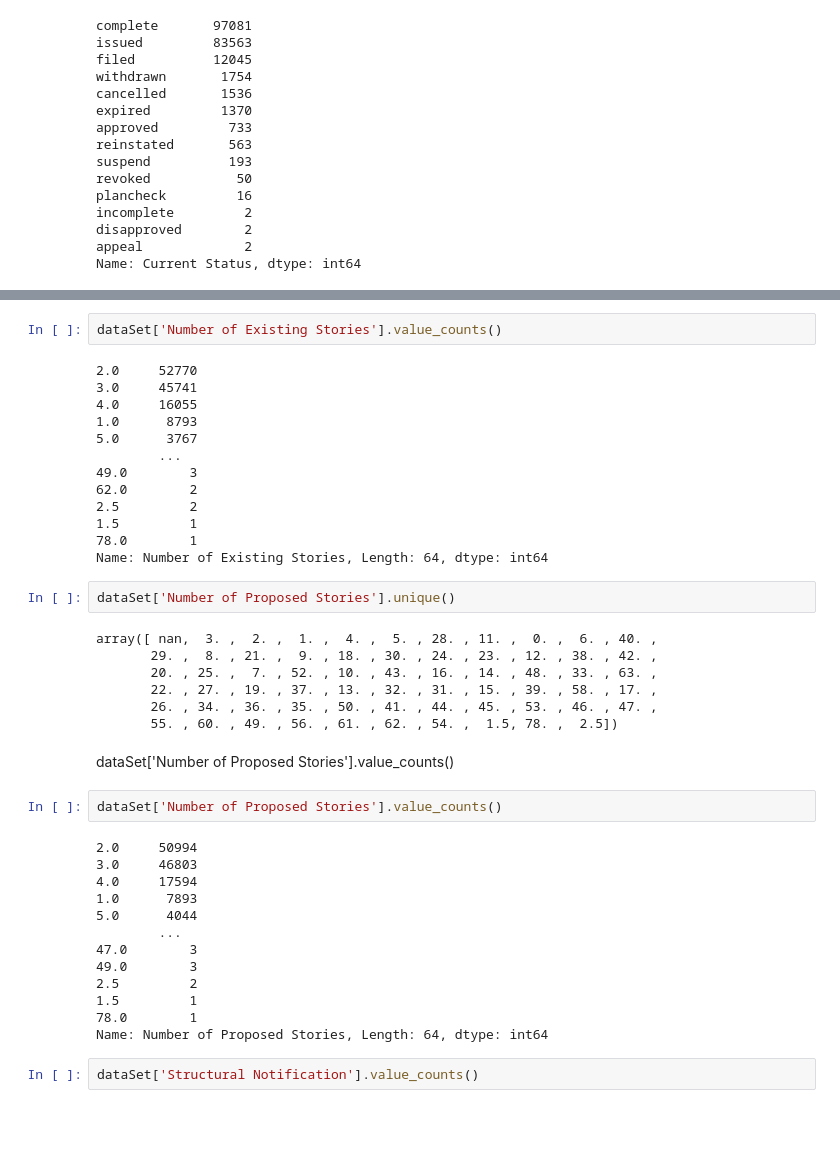
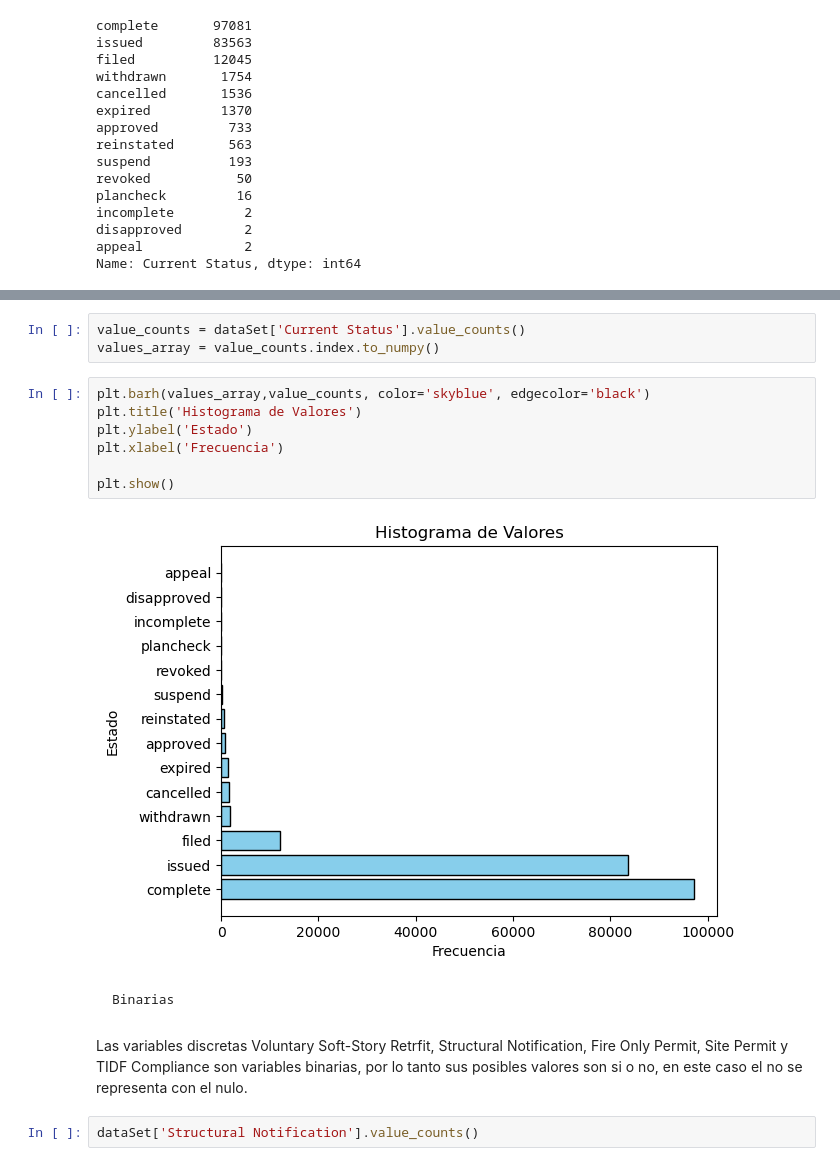
Before and after one commit to geropo08/Practico1Analisis, a Jupyter notebook: Practico1.ipynb, the cells around one changed output, grey strips where cells are left out. Cells and saved outputs as stored; diff of their text form; blank space fills up the shorter version.

```diff
--- a/Practico1.ipynb
+++ b/Practico1.ipynb
@@ -349,44 +355,19 @@ array([ nan,  3. ,  2. ,  1. ,  4. ,  5. , 28. ,  0. , 11. ,  6. , 40. ,
-# %%
-dataSet['Number of Existing Stories'].value_counts()
-# %% [output]
-2.0     52770
-3.0     45741
-4.0     16055
-1.0      8793
-5.0      3767
-        ...
-49.0        3
-62.0        2
-2.5         2
-1.5         1
-78.0        1
-Name: Number of Existing Stories, Length: 64, dtype: int64
-# %%
-dataSet['Number of Proposed Stories'].unique()
-# %% [output]
-array([ nan,  3. ,  2. ,  1. ,  4. ,  5. , 28. , 11. ,  0. ,  6. , 40. ,
-       29. ,  8. , 21. ,  9. , 18. , 30. , 24. , 23. , 12. , 38. , 42. ,
-       20. , 25. ,  7. , 52. , 10. , 43. , 16. , 14. , 48. , 33. , 63. ,
-       22. , 27. , 19. , 37. , 13. , 32. , 31. , 15. , 39. , 58. , 17. ,
-       26. , 34. , 36. , 35. , 50. , 41. , 44. , 45. , 53. , 46. , 47. ,
-       55. , 60. , 49. , 56. , 61. , 62. , 54. ,  1.5, 78. ,  2.5])
-# %% [markdown]
-dataSet['Number of Proposed Stories'].value_counts()
-# %%
-dataSet['Number of Proposed Stories'].value_counts()
-# %% [output]
-2.0     50994
-3.0     46803
-4.0     17594
-1.0      7893
-5.0      4044
-        ...
-47.0        3
-49.0        3
-2.5         2
-1.5         1
-78.0        1
-Name: Number of Proposed Stories, Length: 64, dtype: int64
+# %%
+value_counts = dataSet['Current Status'].value_counts()
+values_array = value_counts.index.to_numpy()
+# %%
+plt.barh(values_array,value_counts, color='skyblue', edgecolor='black')
+plt.title('Histograma de Valores')
+plt.ylabel('Estado')
+plt.xlabel('Frecuencia')
+
+plt.show()
+# %% [output]
+[figure, added]
+# %% [markdown]
+    Binarias
+# %% [markdown]
+Las variables discretas Voluntary Soft-Story Retrfit, Structural Notification, Fire Only Permit, Site Permit y TIDF Compliance son variables binarias, por lo tanto sus posibles valores son si o no, en este caso el no se representa con el nulo.
 # %%
 dataSet['Structural Notification'].value_counts()
 # %% [output]
```
Also changed, not shown: parts of 22 cells of this notebook.
